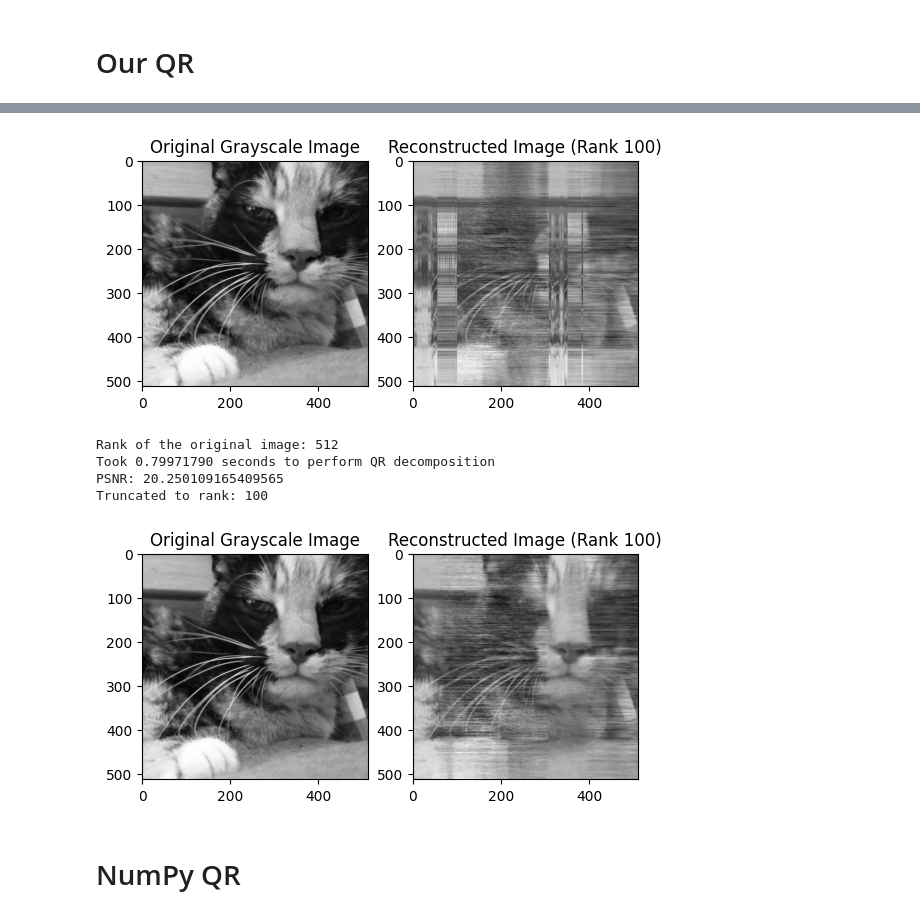
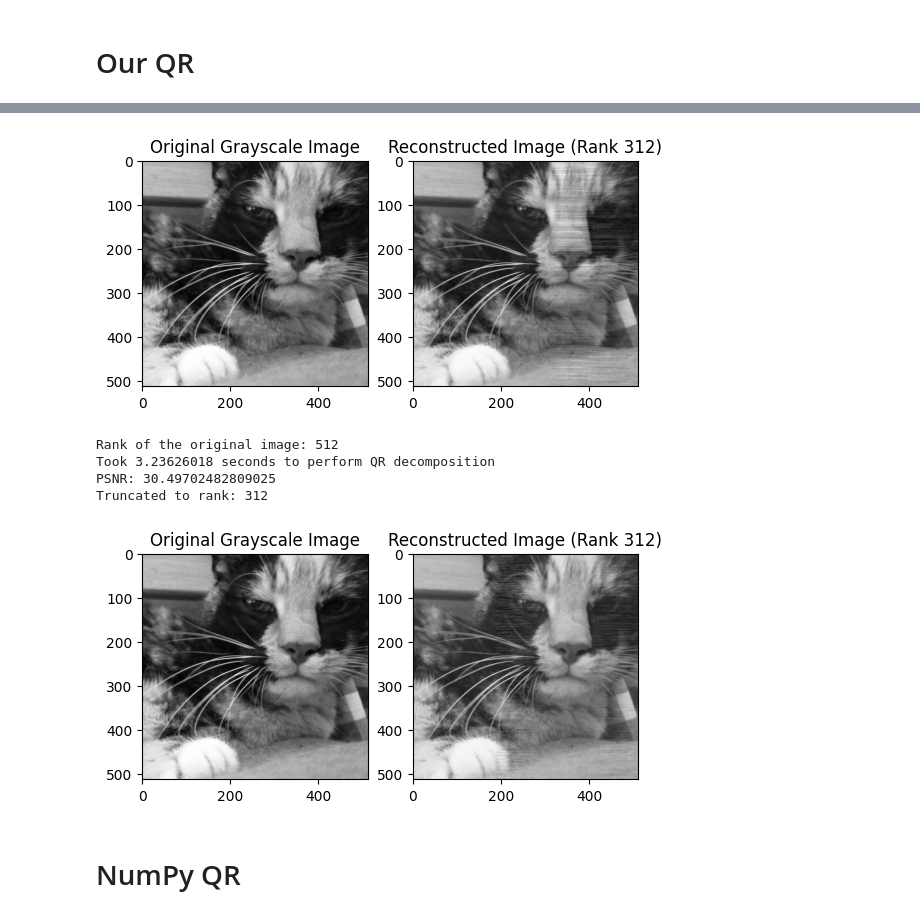
Before and after one commit to dreamchef/rrqrf, a Jupyter notebook: qr_svd_comparison.ipynb, the cells around one changed output, grey strips where cells are left out. Drawn from its saved outputs; the diff is of its cells as text; code cells hidden in the pictures.

Commit message:
rank revealing QR

```diff
--- a/qr_svd_comparison.ipynb
+++ b/qr_svd_comparison.ipynb
@@ -12,11 +12,16 @@ import factorizations as fct
 from PIL import Image
 import cv2
 
+def display_image(matrix):
+    """Display a 2D NumPy array as a black and white image."""
+    pyplot.imshow(matrix, cmap='gray', interpolation='nearest')
+    pyplot.colorbar()  # Optionally add a colorbar to show the mapping from data values to colors
+    pyplot.show()
+
 
 # ====== PARAMATERS ======
 
 # Set rank for the low-rank approximation
-RANK = 100
 
 # ====== SETUP ======
 
@@ -40,6 +45,7 @@ def householder_reflection(a):
     return H
 
 def qr_rank_revealing(A, tol):
+
     """Perform a rank-revealing QR factorization using Householder reflections."""
     m, n = A.shape
     Q = np.eye(m)
@@ -53,6 +59,11 @@ def qr_rank_revealing(A, tol):
         Q = np.dot(Q, Hk.T)
 
         # Check the diagonal element against the tolerance to determine the effective rank
+
+
+        if int(time.time()) % 5 == 0:
+            print(f"Checking R[{k},{k}] = {abs(R[k,k]):.2e}")
+
         if abs(R[k, k]) < tol:
             print(f"Stopping at column {k} because R[{k},{k}] = {R[k,k]:.2e} is below the tolerance {tol}")
             break
@@ -63,12 +74,16 @@ def qr_rank_revealing(A, tol):
 start_qr_time = time.time()
 
 
-Q,R, q = qr_rank_revealing(A, 1e-10)
+Q, R, RANK = qr_rank_revealing(A, 0.3)
+
+Q = Q[:, :RANK]
 
 end_qr_time = time.time()
 
 
 print('Took {:.8f} seconds to perform QR decomposition'.format(end_qr_time - start_qr_time))
+
+
 
 
 img_reconstructed = Q @ R
@@ -96,4 +112,4 @@ Truncated to rank: 100
-[figure, old version]
+[figure, new version]
 # %%
 import imageio as iio
 import numpy as np
@@ -110,7 +126,7 @@ import cv2
 # ====== PARAMATERS ======
 
 # Set rank for the low-rank approximation
-RANK = 100
+RANK = 312
 
 # ====== SETUP ======
 
@@ -195,10 +211,10 @@ print("Truncated to rank:", RANK)
 pyplot.show()
 # %% [output]
 Rank of the original image: 512
-Took 0.79971790 seconds to perform QR decomposition
-PSNR: 20.250109165409565
-Truncated to rank: 100
+Took 3.23626018 seconds to perform QR decomposition
+PSNR: 30.49702482809025
+Truncated to rank: 312
-[figure, old version]
+[figure, new version]
 # %% [markdown]
 # NumPy QR
 # %%
```
Also changed, not shown: parts of 2 cells of this notebook, 1 other file.
